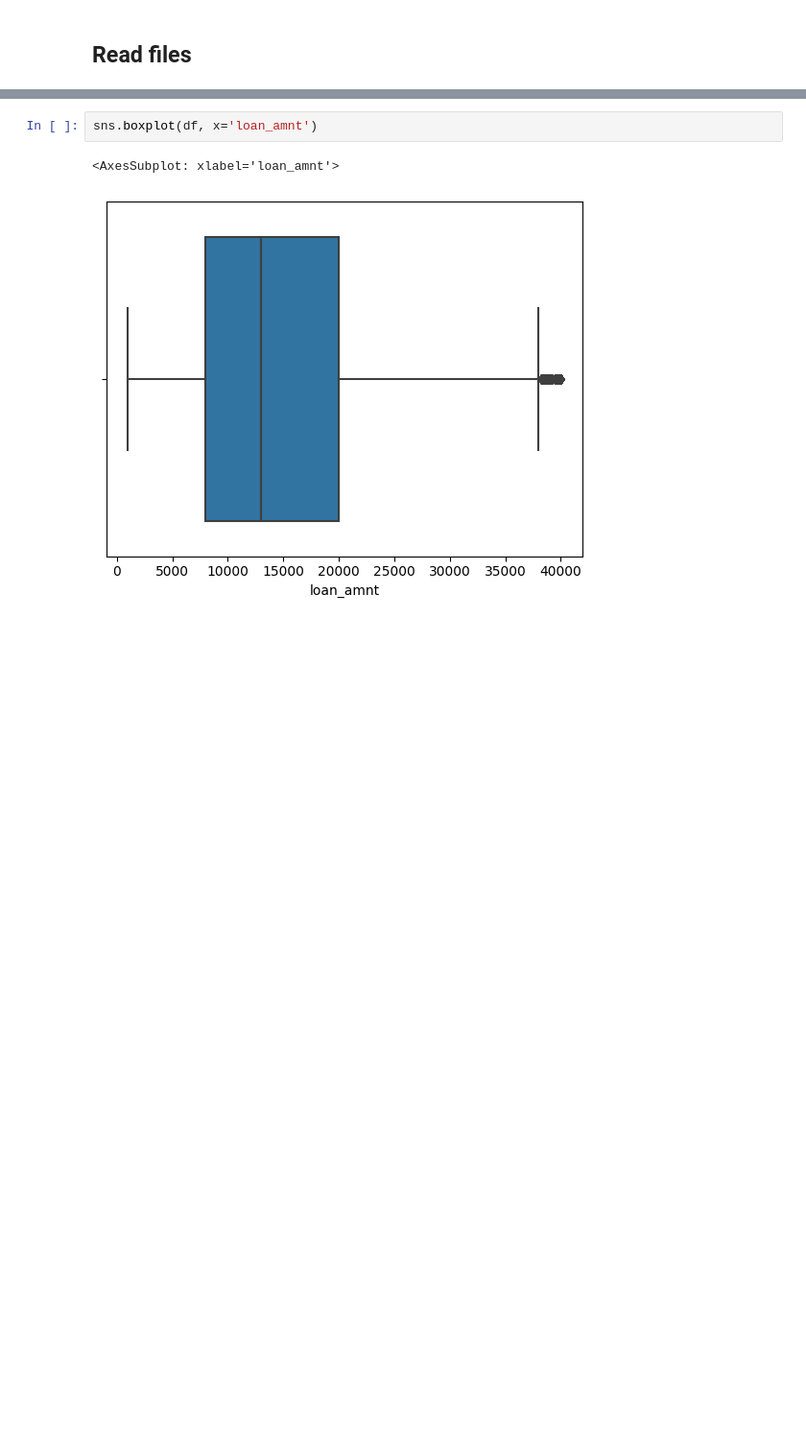
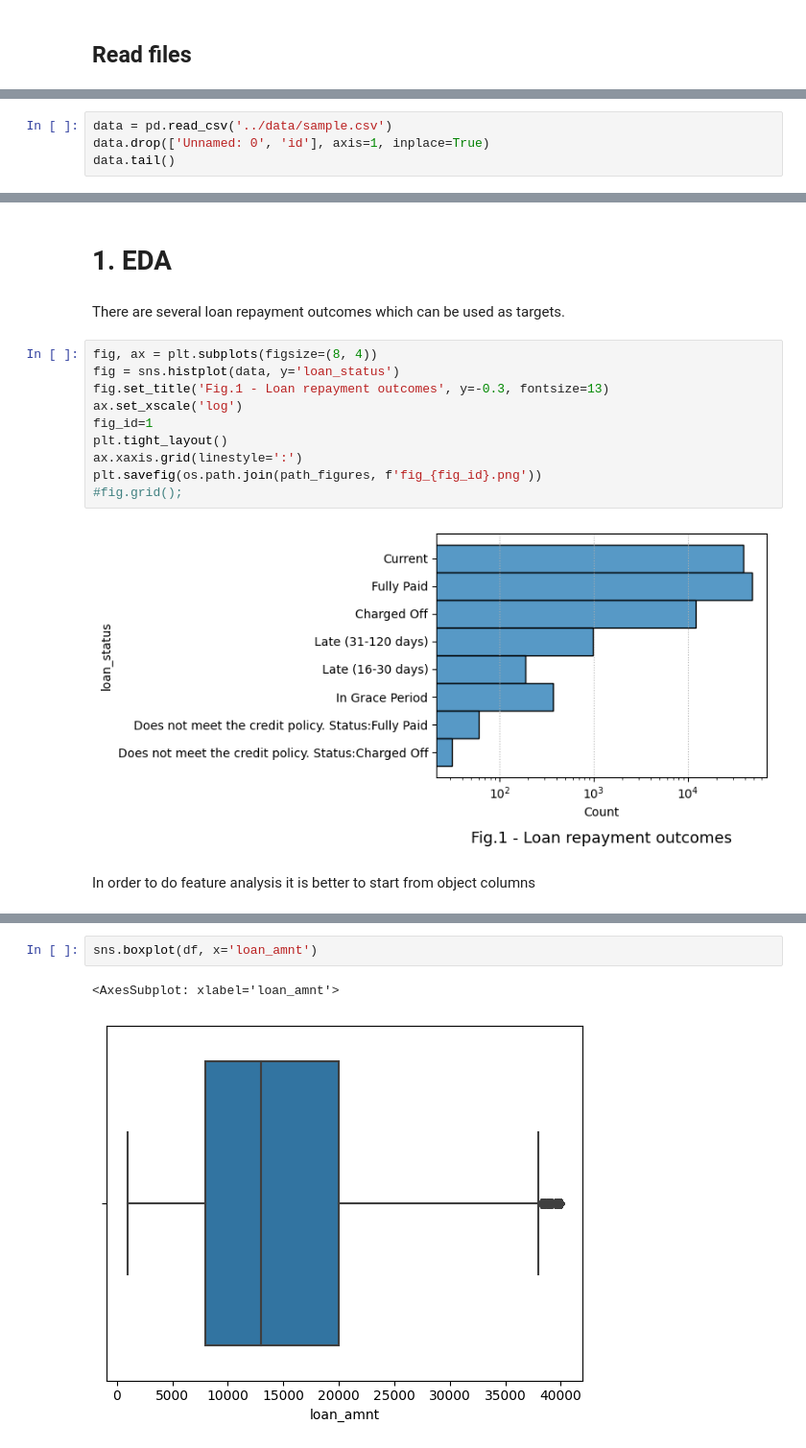
Before and after one commit to Alex1iv/Loan_repayment, a Jupyter notebook: notebooks/Loan_repayment.ipynb, the cells around one changed output, grey strips where cells are left out. Shown: that part at 96% size. Saved outputs shown, nothing was run; the diff lists cells and outputs as text; blank space fills up the shorter version.

```diff
--- a/notebooks/Loan_repayment.ipynb
+++ b/notebooks/Loan_repayment.ipynb
@@ -84,0 +71,4 @@ sns.histplot(df, y='loan_status')
+# %%
+data = pd.read_csv('../data/sample.csv')
+data.drop(['Unnamed: 0', 'id'], axis=1, inplace=True)
+data.tail()
@@ -84,0 +83,18 @@ sns.histplot(df, y='loan_status')
+# %% [markdown]
+# 1. EDA
+# %% [markdown]
+There are several loan repayment outcomes which can be used as targets.
+# %%
+fig, ax = plt.subplots(figsize=(8, 4))
+fig = sns.histplot(data, y='loan_status')
+fig.set_title('Fig.1 - Loan repayment outcomes', y=-0.3, fontsize=13)
+ax.set_xscale('log')
+fig_id=1
+plt.tight_layout()
+ax.xaxis.grid(linestyle=':')
+plt.savefig(os.path.join(path_figures, f'fig_{fig_id}.png'))
+#fig.grid();
+# %% [output]
+[figure, added]
+# %% [markdown]
+In order to do feature analysis it is better to start from object columns
```
Also changed, not shown: parts of 14 cells of this notebook, 1 other file.
